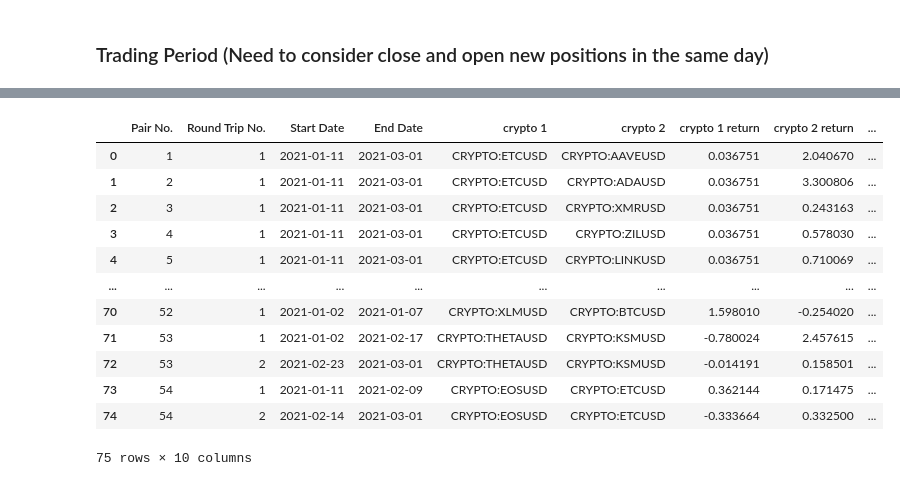
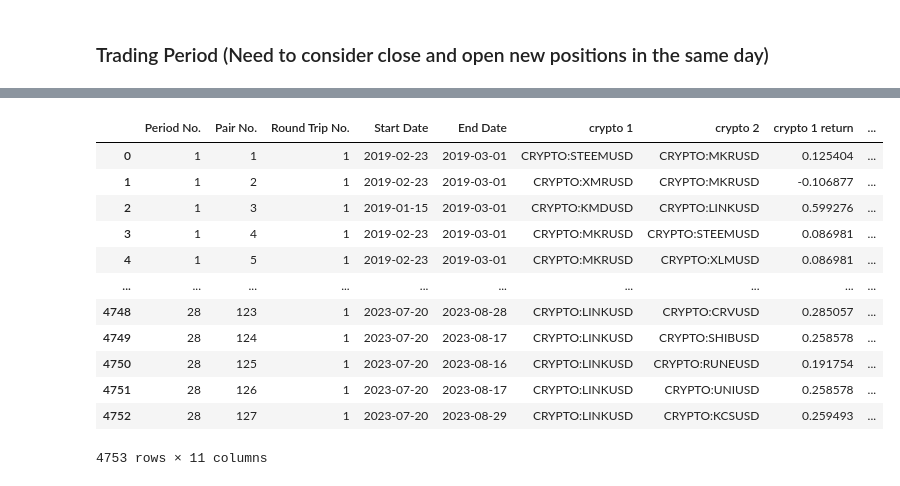
Before and after one commit to harryho71/CB4001, a Jupyter notebook: Cointegration Method.ipynb, the cells around one changed output, grey strips where cells are left out. Drawn from its saved outputs; the diff is of its cells as text; code cells hidden in the pictures.

Commit message:
Update cointegration method

```diff
--- a/Cointegration Method.ipynb
+++ b/Cointegration Method.ipynb
@@ -18,13 +18,11 @@ cryptoPriceDf = pd.read_csv('data\TradingViewCryptoPrice.csv', index_col=0)
 cryptoPriceDf.index = pd.to_datetime(cryptoPriceDf.index)
 # %% [markdown]
 ### Formation Period
-# %%
-# Formation period paramenter
-cutoffDate = '2021-01-01'
-cutoffRank = 50
 # %%
-# Get formation period sample crypto list
-marketCapCutoffDate = pd.to_datetime(cutoffDate) - timedelta(days=1)
-sampleCrypto = cryptoMarketCapRankDf[(cryptoMarketCapRankDf['Date'] == marketCapCutoffDate) & (cryptoMarketCapRankDf['Rank'] <= cutoffRank)]
-sampleCrypto = list(sampleCrypto['Symbol'])
+def marketCapCryptoSelection(cryptoMarketCapRankDf, cutoffDate, cutoffRank):
+    # Get formation period sample crypto list
+    marketCapCutoffDate = pd.to_datetime(cutoffDate) - timedelta(days=1)
+    sampleCrypto = cryptoMarketCapRankDf[(cryptoMarketCapRankDf['Date'] == marketCapCutoffDate) & (cryptoMarketCapRankDf['Rank'] <= cutoffRank)]
+    sampleCrypto = list(sampleCrypto['Symbol'])
+    return sampleCrypto
 # %%
@@ -196,0 +238,28 @@ for i in range(len(CointegratedPairs)):
+# %%
+# General parameters
+startDate = '2019-01-01'
+endDate = '2023-07-01'
+lookback =365
+forward = 60
+
+# Formation period paramenter
+cutoffRank = 100
+ADFtestThreshold = 0.01
+
+# Trading period parameters
+spreadThreshold = 2.5
+closeThreshold = 0 # same sign as spreadThreshold
+# %%
+TransactionRecords = pd.DataFrame(columns=['Date', 'Crypto', 'Long/Short', 'Price', "Open/Close", "Transaction pair", "Period No.", "Pair No.", "Round Trip No.", "Quantity"])
+SpreadRecords = pd.DataFrame()
+
+period = 1
+for cutoffDate in pd.date_range(startDate, endDate, freq='2MS'):
+    sampleCrypto = marketCapCryptoSelection(cryptoMarketCapRankDf, cutoffDate, cutoffRank)
+    sampleCryptoPrice = cryptoPriceCleaning(cryptoPriceDf, sampleCrypto, cutoffDate, lookback)
+    CointegratedPairs = cointegrationMethodSelection(sampleCryptoPrice, ADFtestThreshold)
+    Transaction, Spread = cointegrationMethodTrading(cryptoPriceDf, sampleCryptoPrice, CointegratedPairs, cutoffDate, forward, spreadThreshold, closeThreshold, False)
+    Transaction['Period No.'] = period
+    TransactionRecords = pd.concat([TransactionRecords, Transaction], ignore_index=True)
+    SpreadRecords = pd.concat([SpreadRecords, Spread])
+    period += 1
@@ -236,21 +354,21 @@ for i in range(1, TransactionRecords['Pair No.'].max() + 1):
 # %%
 # Remark: return can be more than -100% for the short selling position
-result['Total Return'] = result['crypto 1 return'] + result['crypto 2 return'] * result['beta']
+result['Total Return'] = result['crypto 1 return'] + result['crypto 2 return'] * result['Quantity']
 result
 # %% [output]
-|  | Pair No. | Round Trip No. | Start Date | End Date | crypto 1 | crypto 2 | crypto 1 return | crypto 2 return | ... |
-| 0 | 1 | 1 | 2021-01-11 | 2021-03-01 | CRYPTO:ETCUSD | CRYPTO:AAVEUSD | 0.036751 | 2.040670 | ... |
-| 1 | 2 | 1 | 2021-01-11 | 2021-03-01 | CRYPTO:ETCUSD | CRYPTO:ADAUSD | 0.036751 | 3.300806 | ... |
-| 2 | 3 | 1 | 2021-01-11 | 2021-03-01 | CRYPTO:ETCUSD | CRYPTO:XMRUSD | 0.036751 | 0.243163 | ... |
-| 3 | 4 | 1 | 2021-01-11 | 2021-03-01 | CRYPTO:ETCUSD | CRYPTO:ZILUSD | 0.036751 | 0.578030 | ... |
-| 4 | 5 | 1 | 2021-01-11 | 2021-03-01 | CRYPTO:ETCUSD | CRYPTO:LINKUSD | 0.036751 | 0.710069 | ... |
+|  | Period No. | Pair No. | Round Trip No. | Start Date | End Date | crypto 1 | crypto 2 | crypto 1 return | ... |
+| 0 | 1 | 1 | 1 | 2019-02-23 | 2019-03-01 | CRYPTO:STEEMUSD | CRYPTO:MKRUSD | 0.125404 | ... |
+| 1 | 1 | 2 | 1 | 2019-02-23 | 2019-03-01 | CRYPTO:XMRUSD | CRYPTO:MKRUSD | -0.106877 | ... |
+| 2 | 1 | 3 | 1 | 2019-01-15 | 2019-03-01 | CRYPTO:KMDUSD | CRYPTO:LINKUSD | 0.599276 | ... |
+| 3 | 1 | 4 | 1 | 2019-02-23 | 2019-03-01 | CRYPTO:MKRUSD | CRYPTO:STEEMUSD | 0.086981 | ... |
+| 4 | 1 | 5 | 1 | 2019-02-23 | 2019-03-01 | CRYPTO:MKRUSD | CRYPTO:XLMUSD | 0.086981 | ... |
 | ... | ... | ... | ... | ... | ... | ... | ... | ... | ... |
-| 70 | 52 | 1 | 2021-01-02 | 2021-01-07 | CRYPTO:XLMUSD | CRYPTO:BTCUSD | 1.598010 | -0.254020 | ... |
-| 71 | 53 | 1 | 2021-01-02 | 2021-02-17 | CRYPTO:THETAUSD | CRYPTO:KSMUSD | -0.780024 | 2.457615 | ... |
-| 72 | 53 | 2 | 2021-02-23 | 2021-03-01 | CRYPTO:THETAUSD | CRYPTO:KSMUSD | -0.014191 | 0.158501 | ... |
-| 73 | 54 | 1 | 2021-01-11 | 2021-02-09 | CRYPTO:EOSUSD | CRYPTO:ETCUSD | 0.362144 | 0.171475 | ... |
-| 74 | 54 | 2 | 2021-02-14 | 2021-03-01 | CRYPTO:EOSUSD | CRYPTO:ETCUSD | -0.333664 | 0.332500 | ... |
+| 4748 | 28 | 123 | 1 | 2023-07-20 | 2023-08-28 | CRYPTO:LINKUSD | CRYPTO:CRVUSD | 0.285057 | ... |
+| 4749 | 28 | 124 | 1 | 2023-07-20 | 2023-08-17 | CRYPTO:LINKUSD | CRYPTO:SHIBUSD | 0.258578 | ... |
+| 4750 | 28 | 125 | 1 | 2023-07-20 | 2023-08-16 | CRYPTO:LINKUSD | CRYPTO:RUNEUSD | 0.191754 | ... |
+| 4751 | 28 | 126 | 1 | 2023-07-20 | 2023-08-17 | CRYPTO:LINKUSD | CRYPTO:UNIUSD | 0.258578 | ... |
+| 4752 | 28 | 127 | 1 | 2023-07-20 | 2023-08-29 | CRYPTO:LINKUSD | CRYPTO:KCSUSD | 0.259493 | ... |
-75 rows × 10 columns
+4753 rows × 11 columns
 # %%
 result['Total Return'].mean()
 # %% [output]
```
Also changed, not shown: parts of 18 cells of this notebook, 3 other files.
